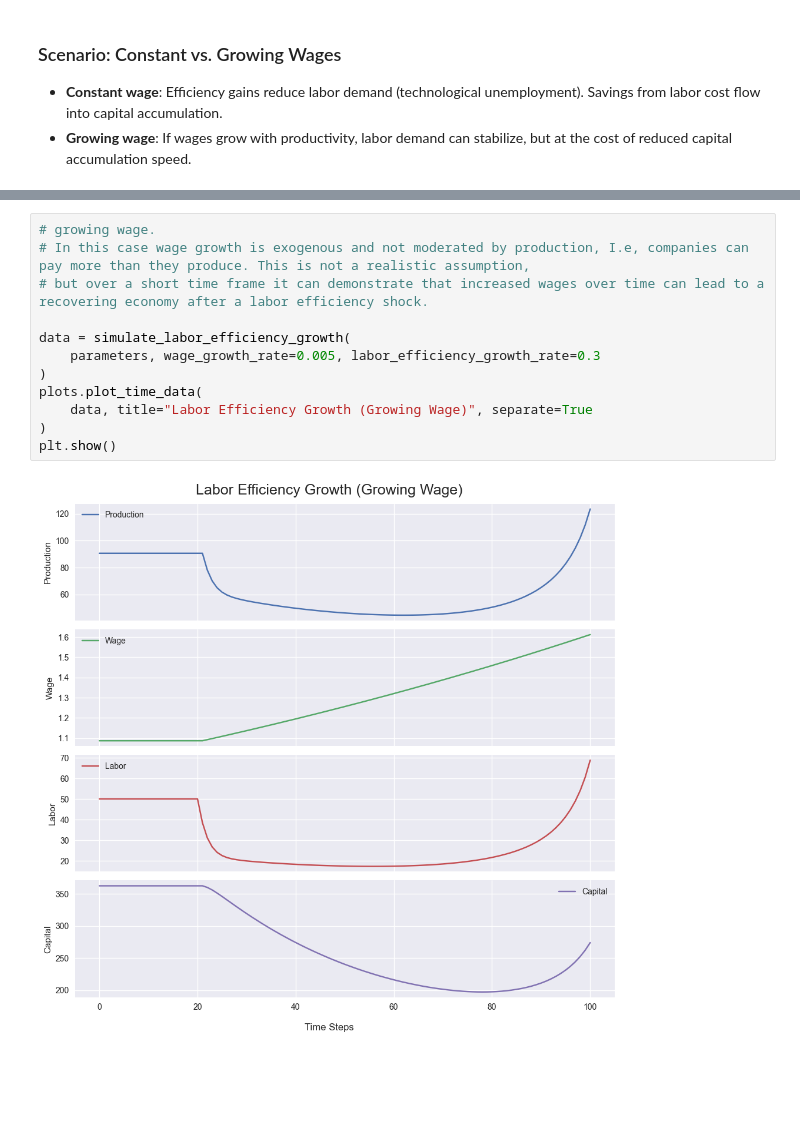
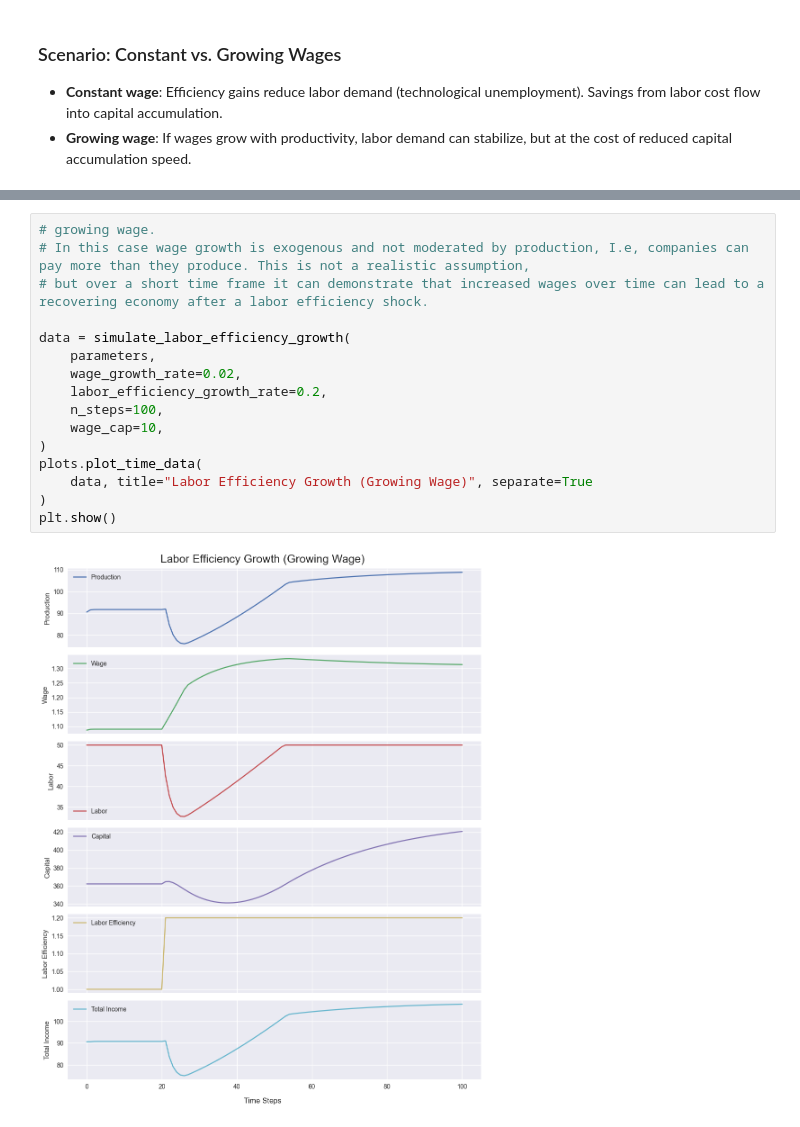
Before and after one commit to vincentropy/economic-growth-models, a Jupyter notebook: notebooks/basic_gdp_model.ipynb, the cells around one changed output, grey strips where cells are left out. Cells and saved outputs as stored; diff of their text form; blank space fills up the shorter version.

Commit message:
Incorporate capped wage growth in simulation

```diff
--- a/notebooks/basic_gdp_model.ipynb
+++ b/notebooks/basic_gdp_model.ipynb
@@ -436,14 +485,18 @@ plt.show()
 # %%
 # growing wage.
 # In this case wage growth is exogenous and not moderated by production, I.e, companies can pay more than they produce. This is not a realistic assumption,
 # but over a short time frame it can demonstrate that increased wages over time can lead to a recovering economy after a labor efficiency shock.
 
 data = simulate_labor_efficiency_growth(
-    parameters, wage_growth_rate=0.005, labor_efficiency_growth_rate=0.3
+    parameters,
+    wage_growth_rate=0.02,
+    labor_efficiency_growth_rate=0.2,
+    n_steps=100,
+    wage_cap=10,
 )
 plots.plot_time_data(
     data, title="Labor Efficiency Growth (Growing Wage)", separate=True
 )
 plt.show()
 # %% [output]
-[figure, old version]
+[figure, new version]
```
Also changed, not shown: parts of 7 cells of this notebook.
